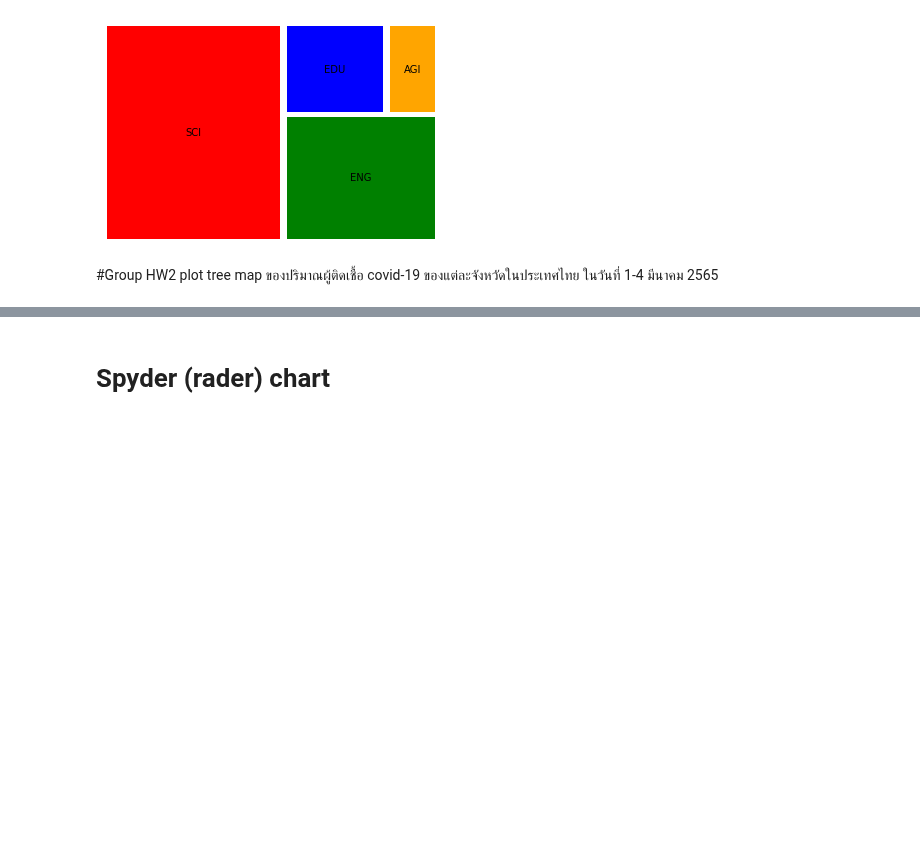
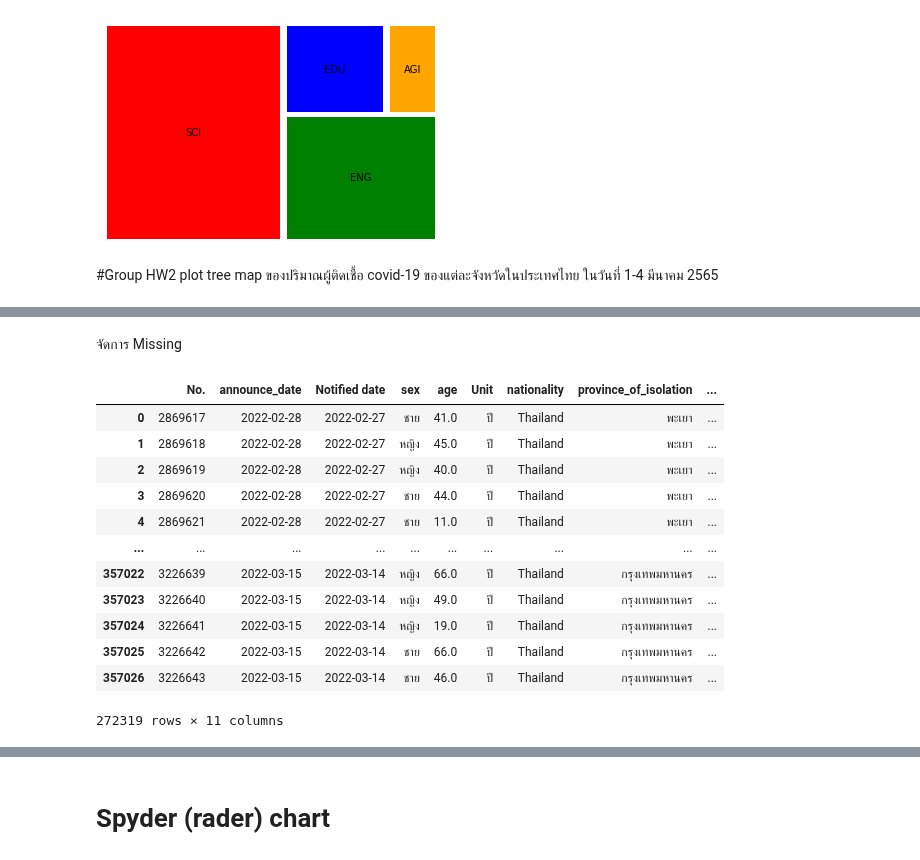
Before and after one commit to sskboonmee/data_viz_2022, a Jupyter notebook: DataViz04_Data_Comparison.ipynb, the cells around one changed output, grey strips where cells are left out. Drawn from its saved outputs; the diff is of its cells as text; code cells hidden in the pictures; blank space fills up the shorter version.

```diff
--- a/DataViz04_Data_Comparison.ipynb
+++ b/DataViz04_Data_Comparison.ipynb
@@ -353,0 +402,19 @@ plot tree map ของปริมาณผู้ติดเชื้อ covid
+# %% [markdown]
+จัดการ Missing
+# %%
+datadrop = data.dropna()  #ลบ record ที่เป็น missing
+datadrop
+# %% [output]
+|  | No. | announce_date | Notified date | sex | age | Unit | nationality | province_of_isolation | ... |
+| 0 | 2869617 | 2022-02-28 | 2022-02-27 | ชาย | 41.0 | ปี | Thailand | พะเยา | ... |
+| 1 | 2869618 | 2022-02-28 | 2022-02-27 | หญิง | 45.0 | ปี | Thailand | พะเยา | ... |
+| 2 | 2869619 | 2022-02-28 | 2022-02-27 | หญิง | 40.0 | ปี | Thailand | พะเยา | ... |
+| 3 | 2869620 | 2022-02-28 | 2022-02-27 | ชาย | 44.0 | ปี | Thailand | พะเยา | ... |
+| 4 | 2869621 | 2022-02-28 | 2022-02-27 | ชาย | 11.0 | ปี | Thailand | พะเยา | ... |
+| ... | ... | ... | ... | ... | ... | ... | ... | ... | ... |
+| 357022 | 3226639 | 2022-03-15 | 2022-03-14 | หญิง | 66.0 | ปี | Thailand | กรุงเทพมหานคร | ... |
+| 357023 | 3226640 | 2022-03-15 | 2022-03-14 | หญิง | 49.0 | ปี | Thailand | กรุงเทพมหานคร | ... |
+| 357024 | 3226641 | 2022-03-15 | 2022-03-14 | หญิง | 19.0 | ปี | Thailand | กรุงเทพมหานคร | ... |
+| 357025 | 3226642 | 2022-03-15 | 2022-03-14 | ชาย | 66.0 | ปี | Thailand | กรุงเทพมหานคร | ... |
+| 357026 | 3226643 | 2022-03-15 | 2022-03-14 | ชาย | 46.0 | ปี | Thailand | กรุงเทพมหานคร | ... |
+272319 rows × 11 columns
```
Also changed, not shown: parts of 27 cells of this notebook.
